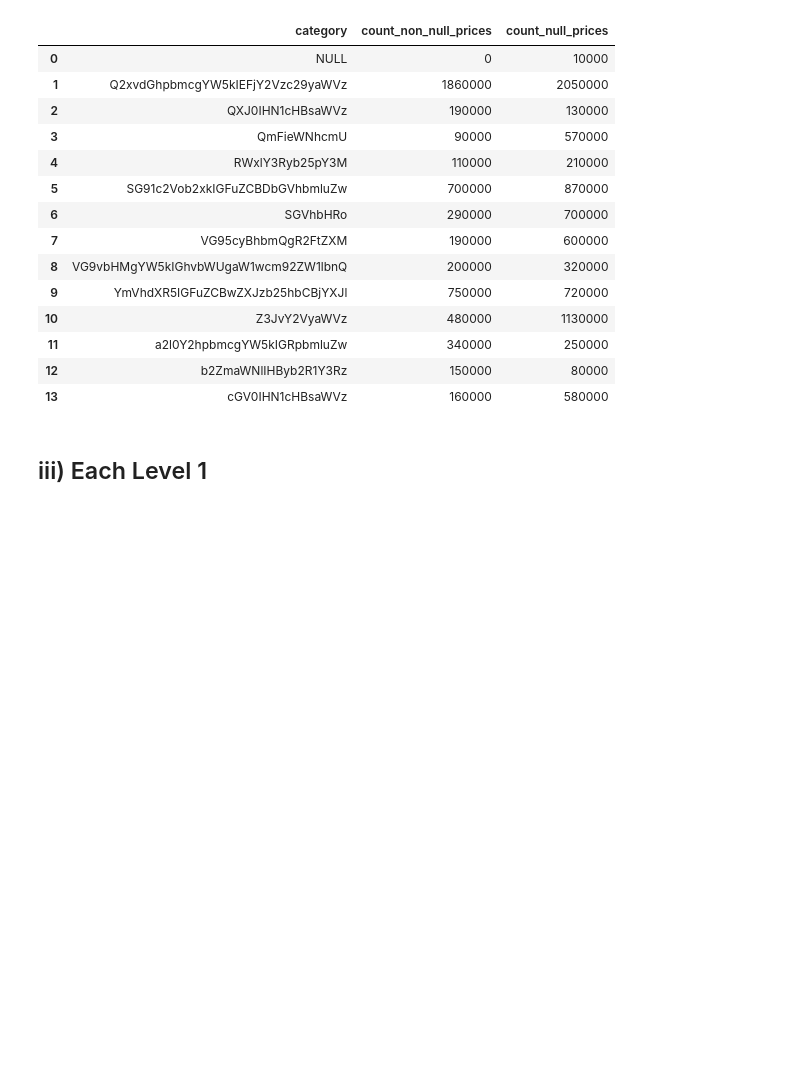
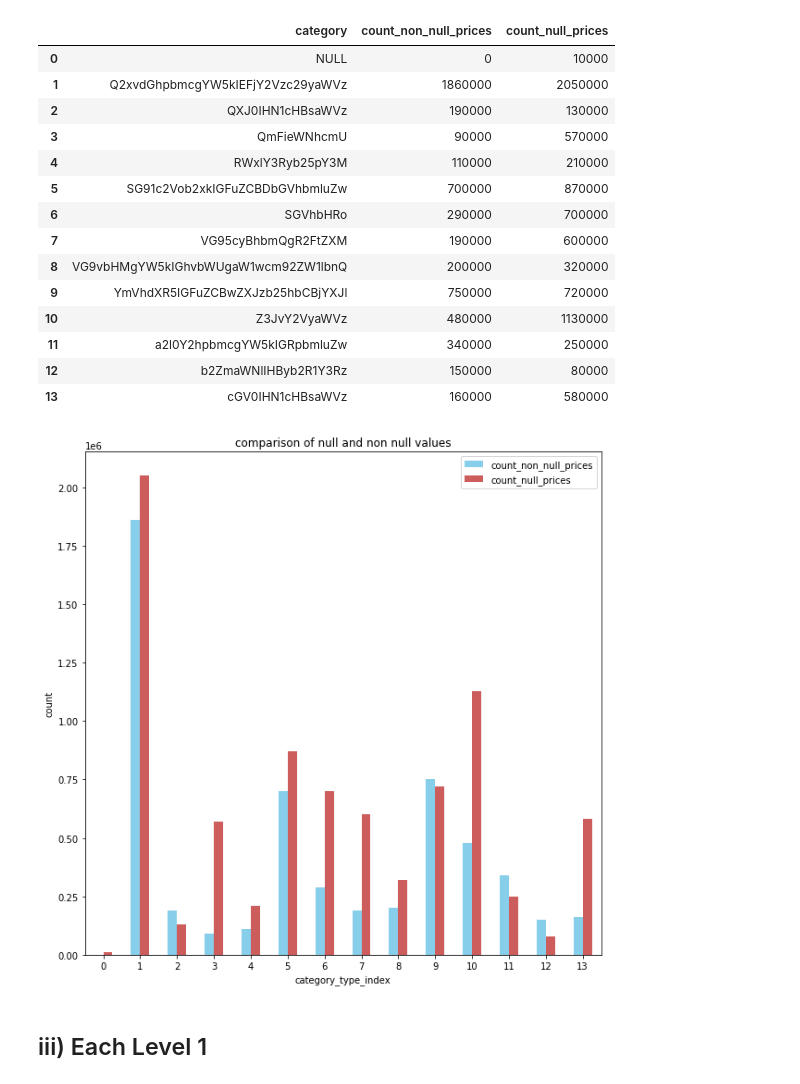
Before and after one commit to AnmolJindal2019/BeZen-Data-Science-Assignment, a Jupyter notebook: Bezen_DataScience.ipynb, the cells around one changed output. Cells and saved outputs as stored; diff of their text form; code cells hidden in the pictures; blank space fills up the shorter version.

```diff
--- a/Bezen_DataScience.ipynb
+++ b/Bezen_DataScience.ipynb
@@ -138,6 +138,14 @@ each_category_type
 | 11 | a2l0Y2hpbmcgYW5kIGRpbmluZw | 340000 | 250000 |
 | 12 | b2ZmaWNlIHByb2R1Y3Rz | 150000 | 80000 |
 | 13 | cGV0IHN1cHBsaWVz | 160000 | 580000 |
+# %%
+df = each_category_type[['count_non_null_prices' , 'count_null_prices']]
+ax = df.plot.bar(color=["SkyBlue","IndianRed"],rot = 0 , title="comparison of null and non null values" ,figsize=(10, 10))
+ax.set_xlabel("category_type_index")
+ax.set_ylabel("count")
+plt.show()
+# %% [output]
+[figure, added]
 # %% [markdown]
 ## iii) Each Level 1
 # %%
```
Also changed, not shown: parts of 1 cell of this notebook.
